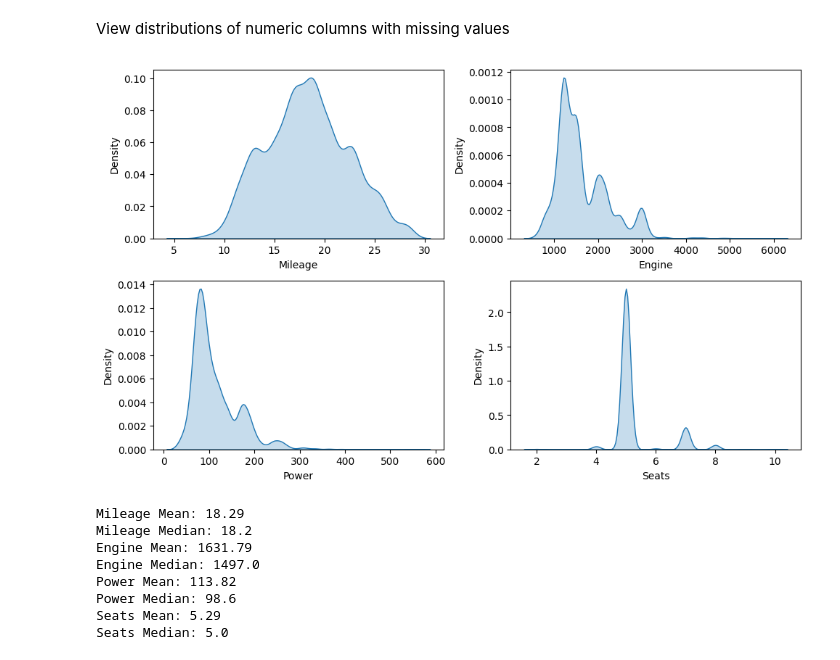
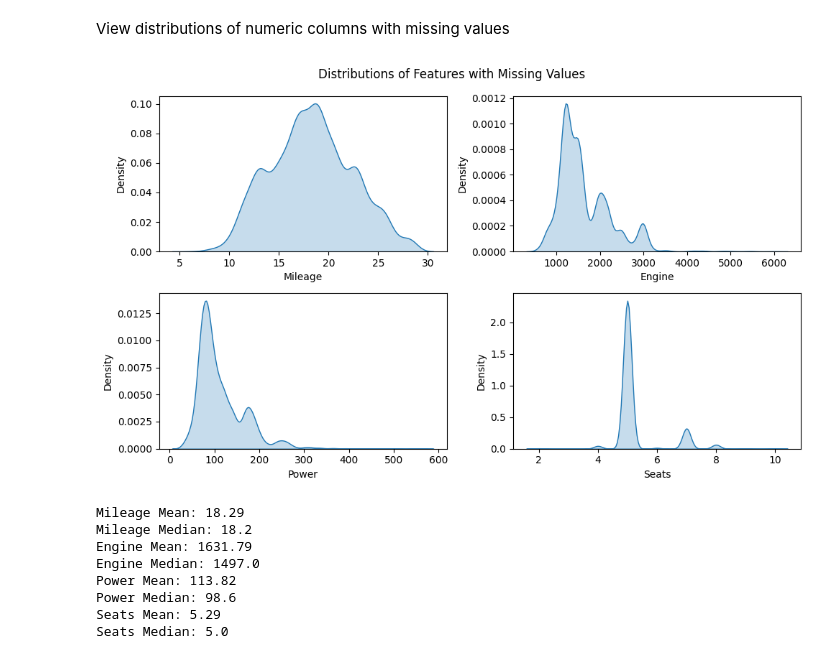
Before and after one commit to KyleNaluan/cs-5530-assignment-2, a Jupyter notebook: question_1/notebooks/question_1.ipynb, the cells around one changed output. Drawn from its saved outputs; the diff is of its cells as text; code cells hidden in the pictures.

```diff
--- a/question_1/notebooks/question_1.ipynb
+++ b/question_1/notebooks/question_1.ipynb
@@ -238,14 +238,16 @@ View distributions of numeric columns with missing values
 # %%
 fig, axes = plt.subplots(2, 2, figsize=(10, 6))
 sns.kdeplot(data=car_data, x='Mileage', fill=True, common_norm=False, ax=axes[0,0])
 sns.kdeplot(data=car_data, x='Engine', fill=True, common_norm=False, ax=axes[0,1])
 sns.kdeplot(data=car_data, x='Power', fill=True, common_norm=False, ax=axes[1,0])
 sns.kdeplot(data=car_data, x='Seats', fill=True, common_norm=False, ax=axes[1,1])
 
+fig.suptitle('Distributions of Features with Missing Values')
 plt.tight_layout()
+plt.savefig(project_path + '/visualizations/part_a_missing_feature_distributions.png', dpi=300)
 plt.show()
 # %% [output]
-[figure, old version]
+[figure, new version]
 # %%
 for col in ['Mileage','Engine','Power','Seats']:
   mean = car_data[col].mean()
```
Also changed, not shown: parts of 1 cell of this notebook, 10 other files.
